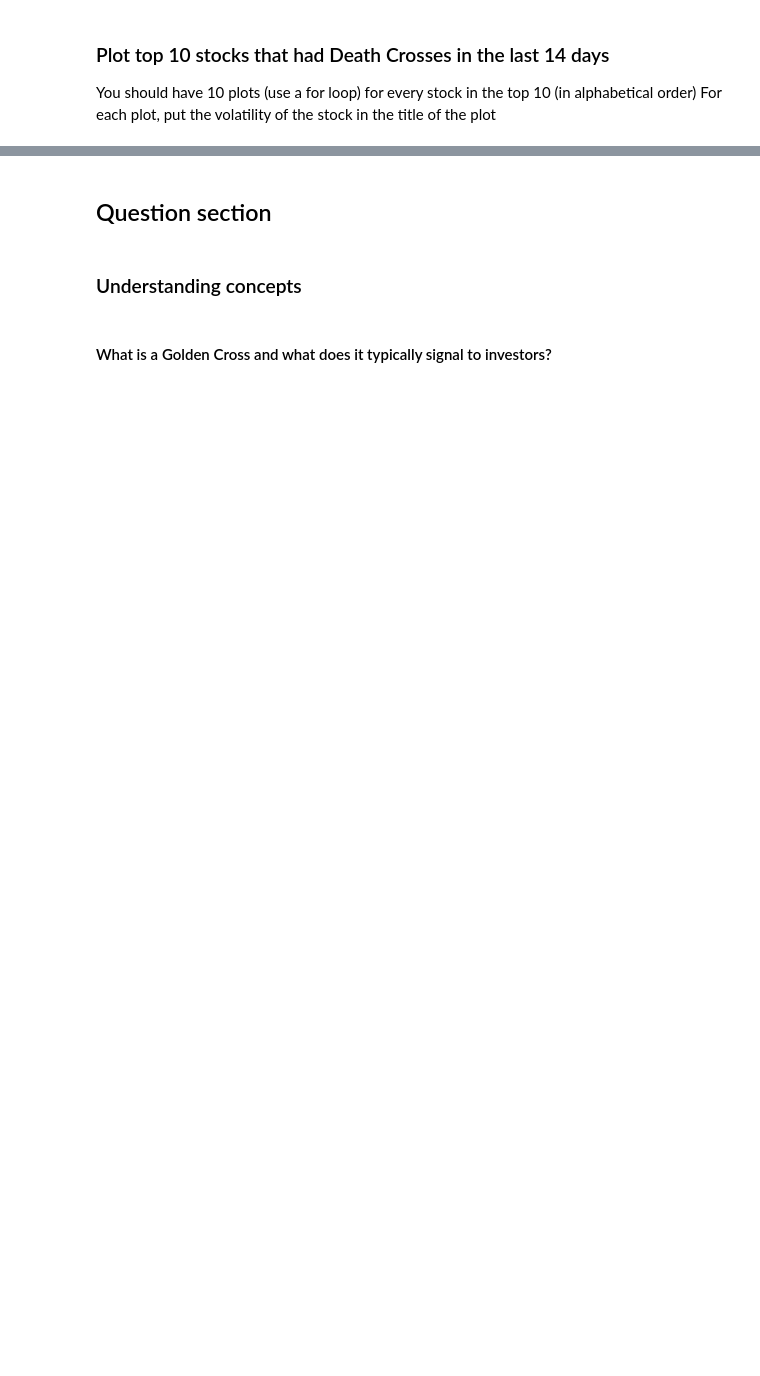
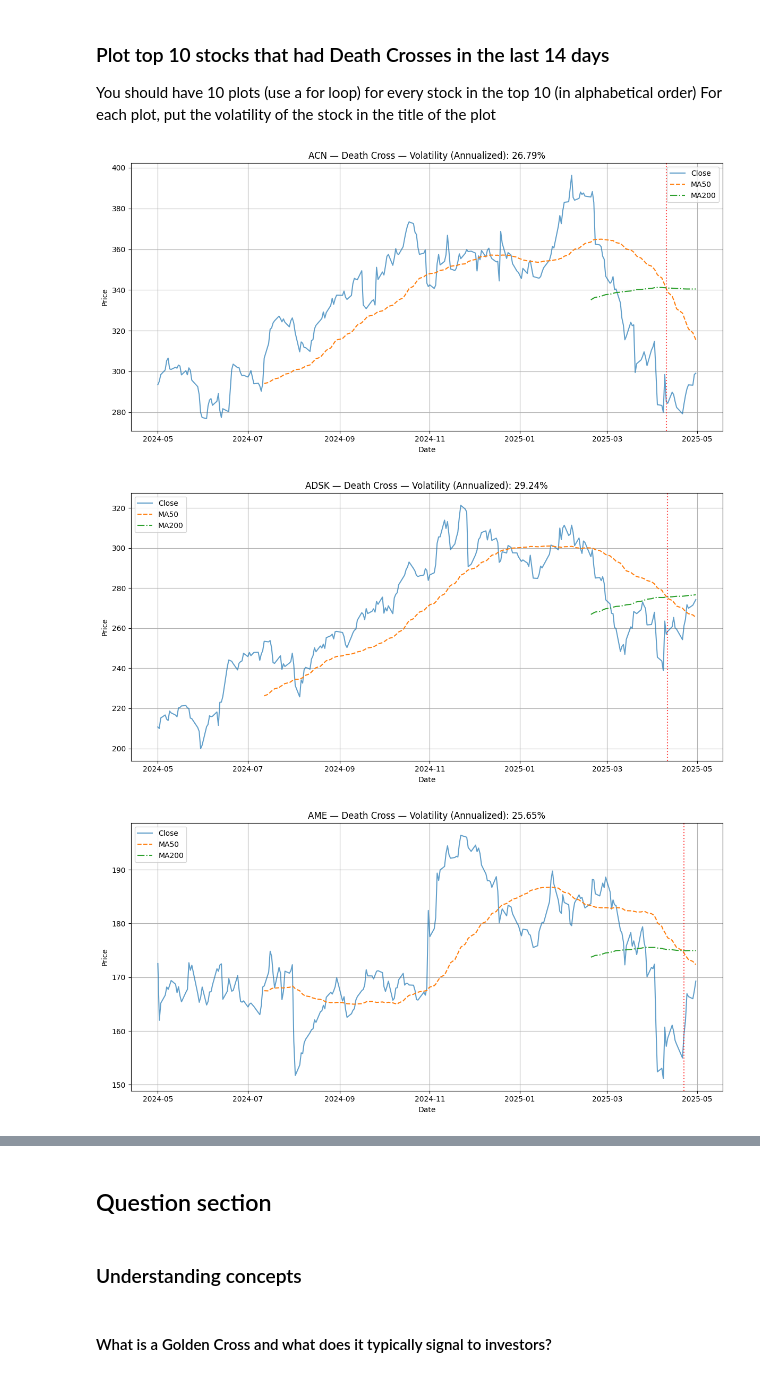
Before and after one commit to AlejandroDiaz10/Fintech, a Jupyter notebook: Module 1/technical_analysis_sp500_ DíazA01276769.ipynb, the cells around one changed output, grey strips where cells are left out. Saved outputs shown, nothing was run; the diff lists cells and outputs as text; code cells hidden in the pictures; blank space fills up the shorter version.

```diff
--- a/Module 1/technical_analysis_sp500_ DíazA01276769.ipynb
+++ b/Module 1/technical_analysis_sp500_ DíazA01276769.ipynb
@@ -140,3 +464,10 @@ YOUR WRITTEN RESPONSE HERE
 # Use as many coding cells as you need
 
 # Compute the volatility of every stock in the S&P 500
+
+# Compute daily returns
+df_returns = df_close.pct_change(fill_method=None)
+
+# Compute annualized volatility (252 trading days)
+volatility_annualized = df_returns.std() * np.sqrt(252)  # Series: index=ticker, value=volatility
+display(volatility_annualized.sort_values(ascending=False).head())
@@ -156,3 +545,14 @@ For each plot, put the volatility of the stock in the title of the plot
 # %%
 # CODE HERE
 # Visualize the results here
+
+# Sort the tickers by volatility and select the top 10
+death_tickers_top10 = sorted(df_death_cross_14d["TICKER"].unique())[:10]
+
+for ticker in death_tickers_top10:
+    dates = df_death_cross_14d[df_death_cross_14d["TICKER"] == ticker]["DATE"].tolist()
+    plot_crosses_with_volatility(ticker, df_close, df_ma50, df_ma200, volatility_annualized, dates, cross_type="Death Cross")
+# %% [output]
+[figure, added]
+[figure, added]
+[figure, added]
```
Also changed, not shown: parts of 32 cells of this notebook.
